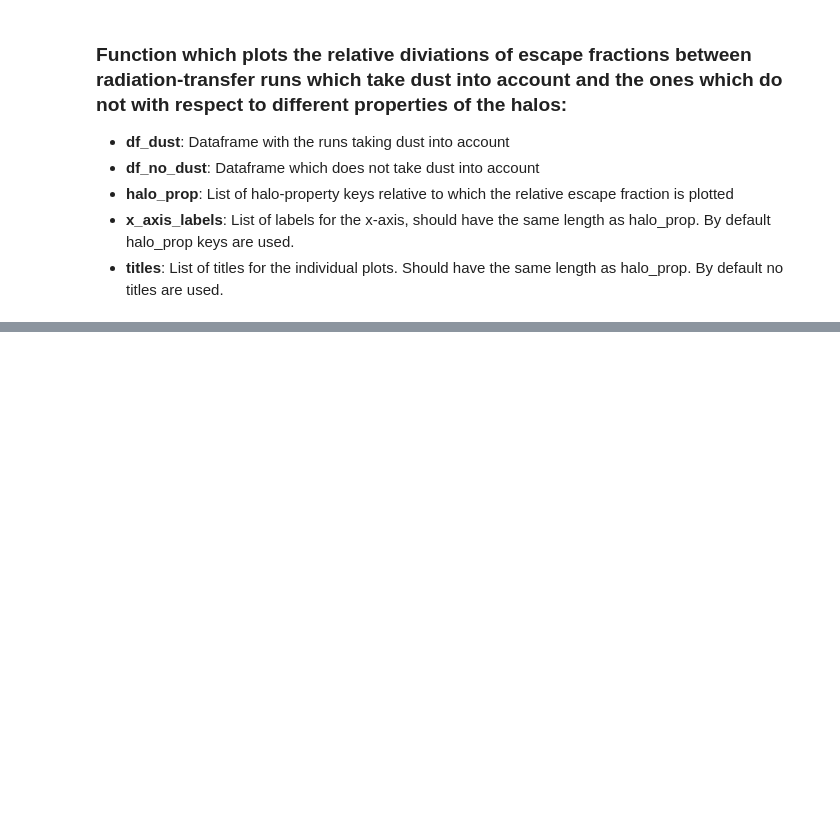
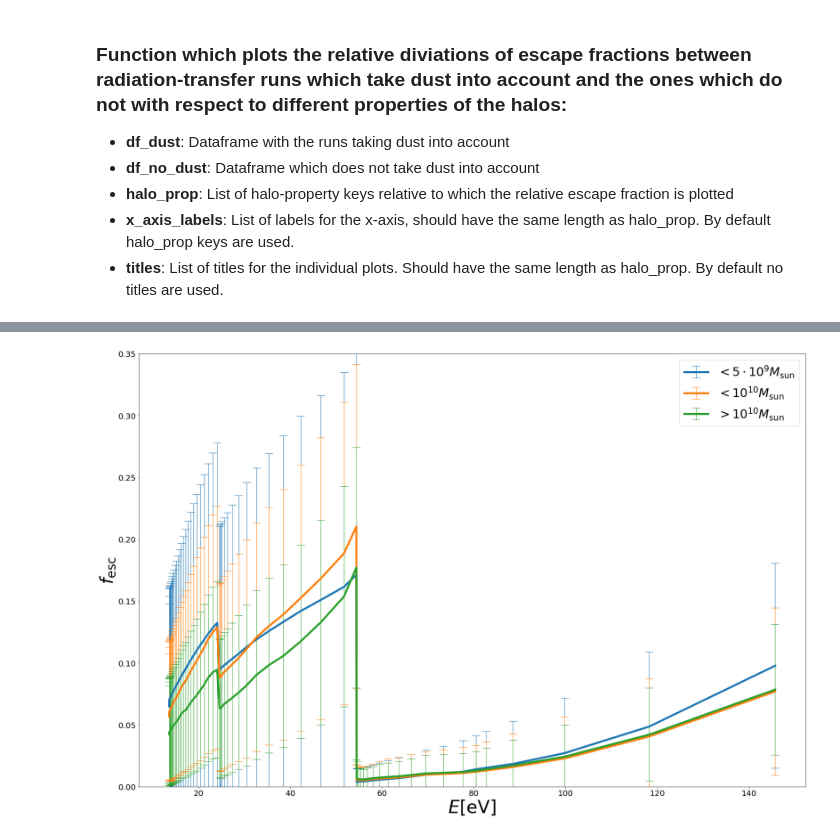
Before and after one commit to IvanKostyuk94/f_esc, a Jupyter notebook: plots.ipynb, the cells around one changed output, grey strips where cells are left out. Saved outputs shown, nothing was run; the diff lists cells and outputs as text; code cells hidden in the pictures; blank space fills up the shorter version.

```diff
--- a/plots.ipynb
+++ b/plots.ipynb
@@ -120,0 +232,6 @@ plot_color_coded(df_dust, list(df_dust.keys())[1:-1])
+# %%
+freq_fesc(dfs, mode='mean', labels=['$<5\cdot10^{9}M_\mathrm{sun}$',
+                                        '$<10^{10}M_\mathrm{sun}$',
+                                        '$>10^{10}M_\mathrm{sun}$'])
+# %% [output]
+[figure, added]
```
Also changed, not shown: parts of 21 cells of this notebook, 5 other files.
